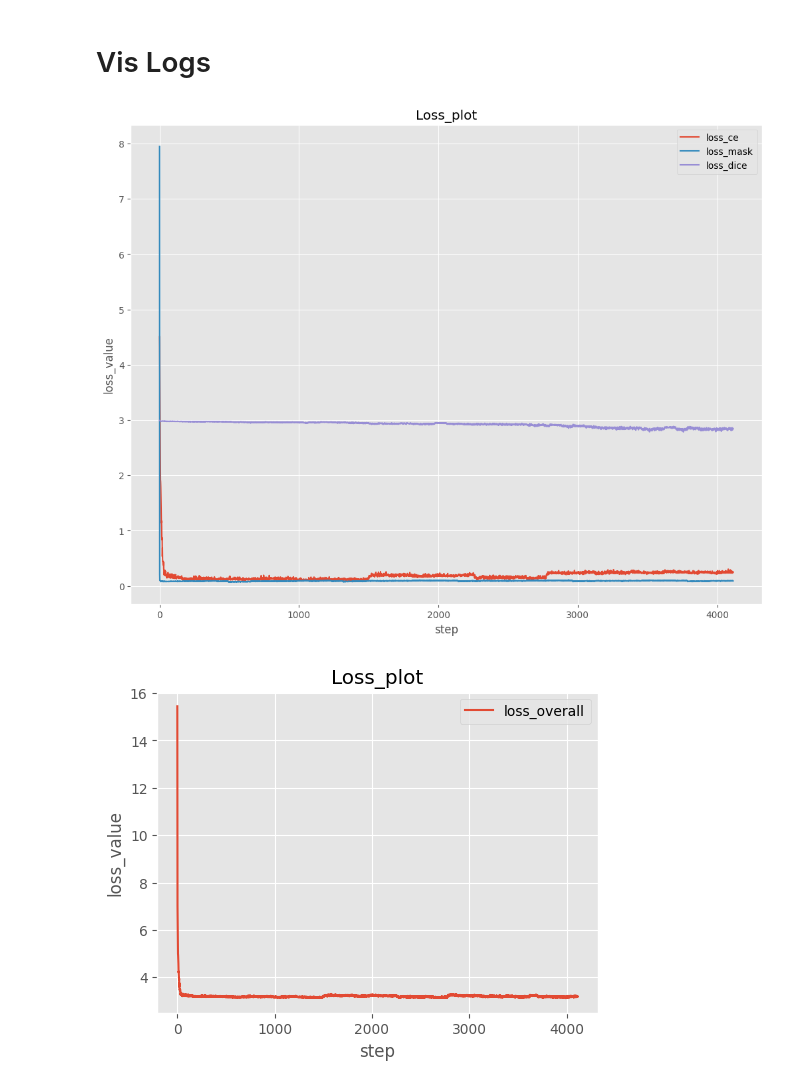
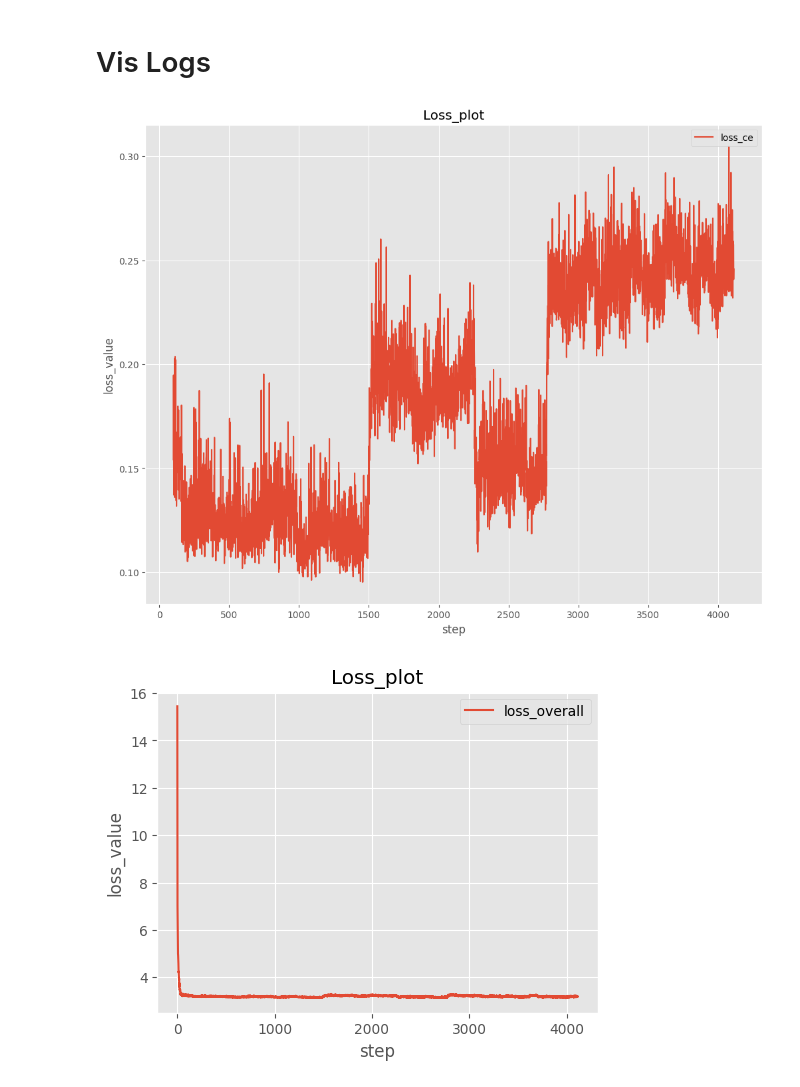
Before and after one commit to Faiir/EMT_BEV, a Jupyter notebook: vis_test.ipynb, the cells around one changed output. Cells and saved outputs as stored; diff of their text form; code cells hidden in the pictures.

```diff
--- a/vis_test.ipynb
+++ b/vis_test.ipynb
@@ -71,23 +209,23 @@ class_error = np.array(class_error)
 # %%
 
 import matplotlib
 matplotlib.use
 import matplotlib.pyplot as plt
 plt.style.use('ggplot')
 
 fig, ax = plt.subplots(figsize=(10, 8), layout='constrained')
-ax.plot(steps, loss_ce, label='loss_ce')  # Plot some data on the axes.
+ax.plot(steps[100:], loss_ce[100:], label='loss_ce')  # Plot some data on the axes.
 # Plot more data on the axes...
-ax.plot(steps, loss_mask, label='loss_mask')
-ax.plot(steps, loss_dice, label='loss_dice')  # ... and some more.
+#ax.plot(steps[300:], loss_mask[300:], label='loss_mask')
+#ax.plot(steps[300:], loss_dice[300:], label='loss_dice')  # ... and some more.
 ax.set_xlabel('step')  # Add an x-label to the axes.
 ax.set_ylabel('loss_value')  # Add a y-label to the axes.
 ax.set_title("Loss_plot")  # Add a title to the axes.
 ax.legend()  # Add a legend.
 
 plt.show()
 # %% [output]
-[figure, old version]
+[figure, new version]
 # %%
 fig, ax = plt.subplots(figsize=(5, 4), layout='constrained')
 # Plot some data on the axes.
```
Also changed, not shown: parts of 14 cells of this notebook, 5 other files.
